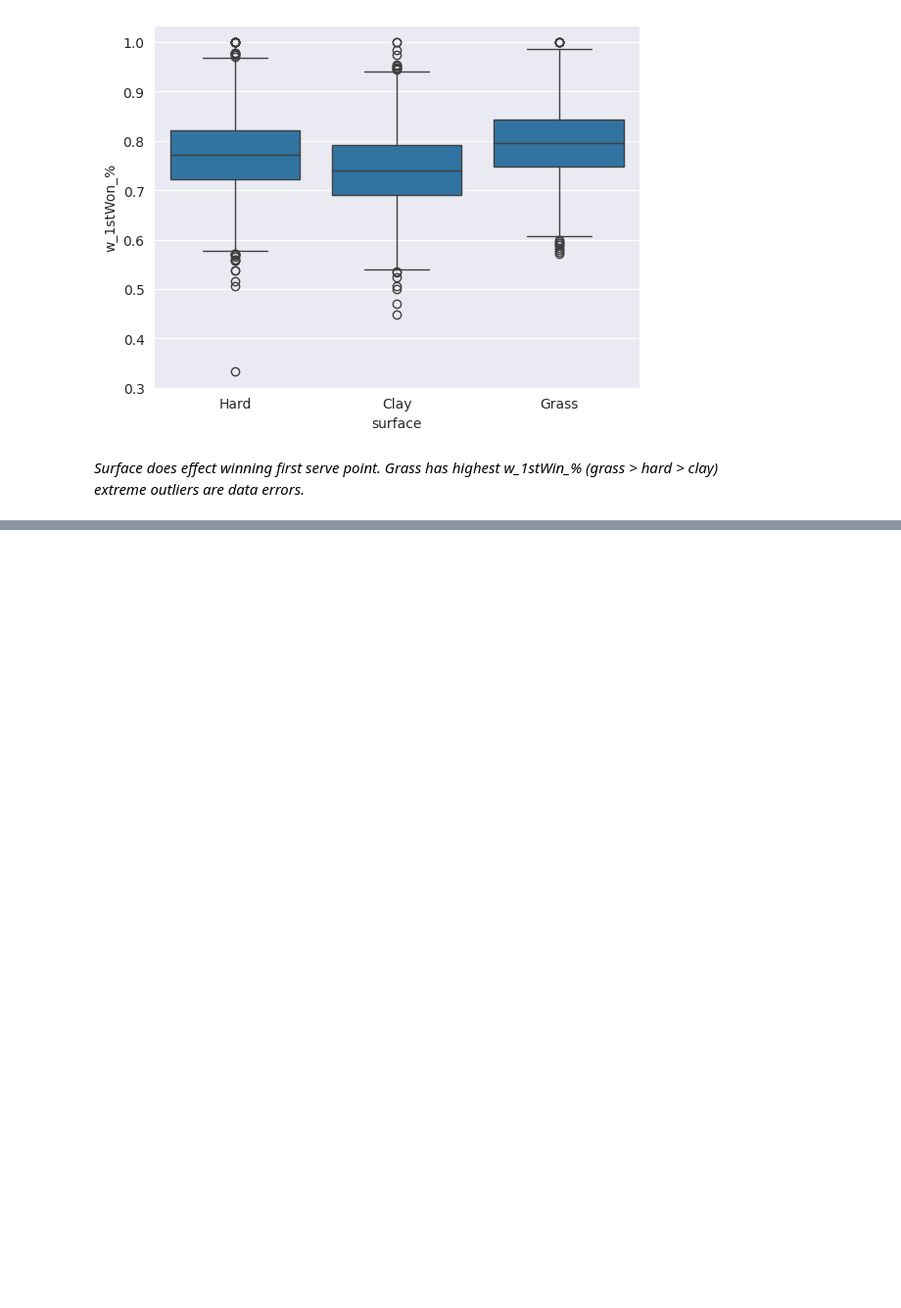
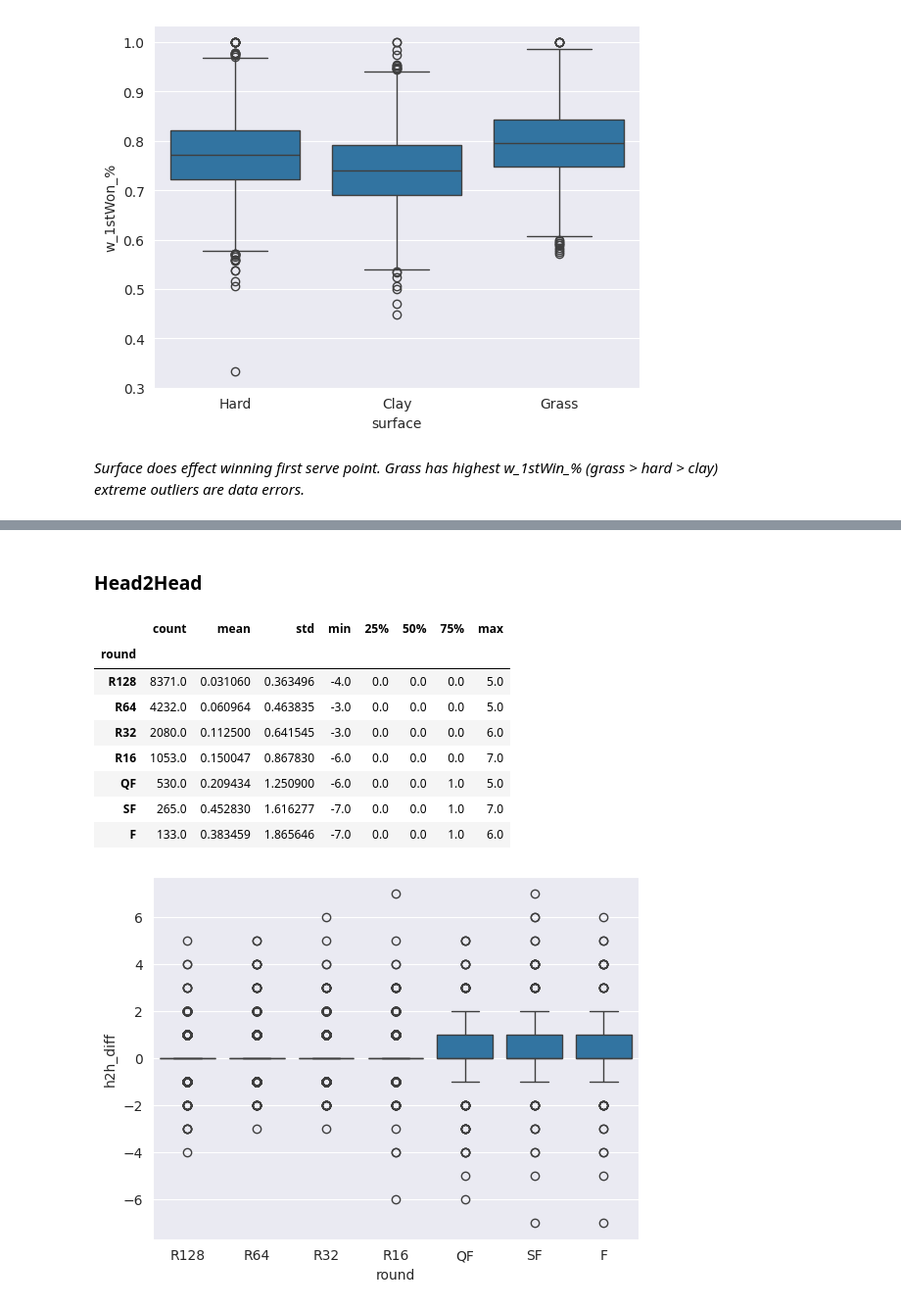
Before and after one commit to Tesserxt/ATP-Tennis, a Jupyter notebook: Notebooks/02_feature_engineering_eda.ipynb, the cells around one changed output, grey strips where cells are left out. Shown: that part at 98% size. Drawn from its saved outputs; the diff is of its cells as text; code cells hidden in the pictures; blank space fills up the shorter version.

```diff
--- a/Notebooks/02_feature_engineering_eda.ipynb
+++ b/Notebooks/02_feature_engineering_eda.ipynb
@@ -333,0 +342,16 @@ gdf.groupby('surface')['w_1stWon_%'].describe().sort_values(by='count', ascendin
+# %% [markdown]
+### Head2Head
+# %%
+sns.boxplot(data=gdf, x='round', y='h2h_diff')
+gdf.groupby('round')['h2h_diff'].describe().sort_values(by='count', ascending=False)
+# %% [output]
+|  | count | mean | std | min | 25% | 50% | 75% | max |
+| round |  |  |  |  |  |  |  |  |
+| R128 | 8371.0 | 0.031060 | 0.363496 | -4.0 | 0.0 | 0.0 | 0.0 | 5.0 |
+| R64 | 4232.0 | 0.060964 | 0.463835 | -3.0 | 0.0 | 0.0 | 0.0 | 5.0 |
+| R32 | 2080.0 | 0.112500 | 0.641545 | -3.0 | 0.0 | 0.0 | 0.0 | 6.0 |
+| R16 | 1053.0 | 0.150047 | 0.867830 | -6.0 | 0.0 | 0.0 | 0.0 | 7.0 |
+| QF | 530.0 | 0.209434 | 1.250900 | -6.0 | 0.0 | 0.0 | 1.0 | 5.0 |
+| SF | 265.0 | 0.452830 | 1.616277 | -7.0 | 0.0 | 0.0 | 1.0 | 7.0 |
+| F | 133.0 | 0.383459 | 1.865646 | -7.0 | 0.0 | 0.0 | 1.0 | 6.0 |
+[figure, added]
```
Also changed, not shown: parts of 4 cells of this notebook.
